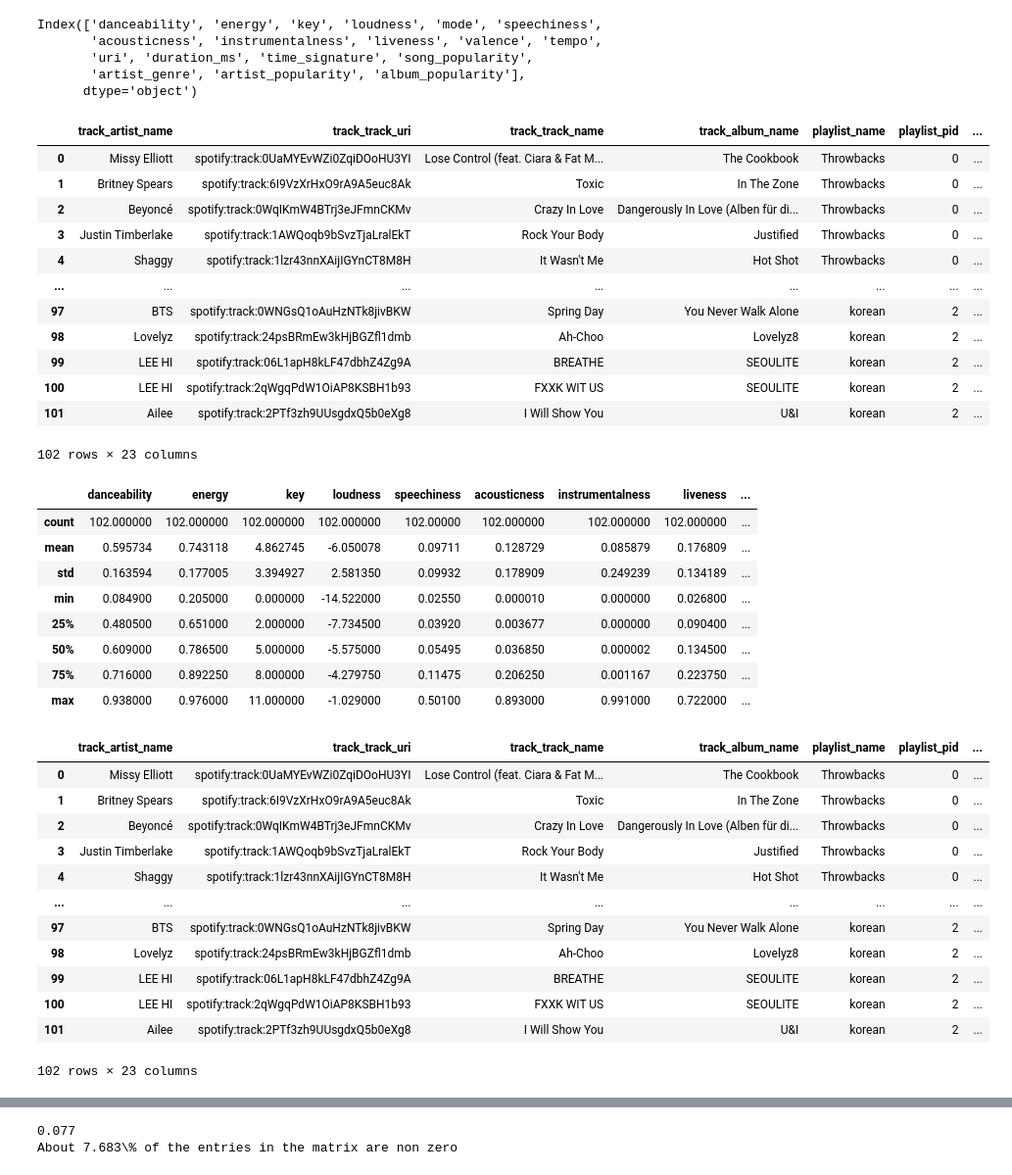
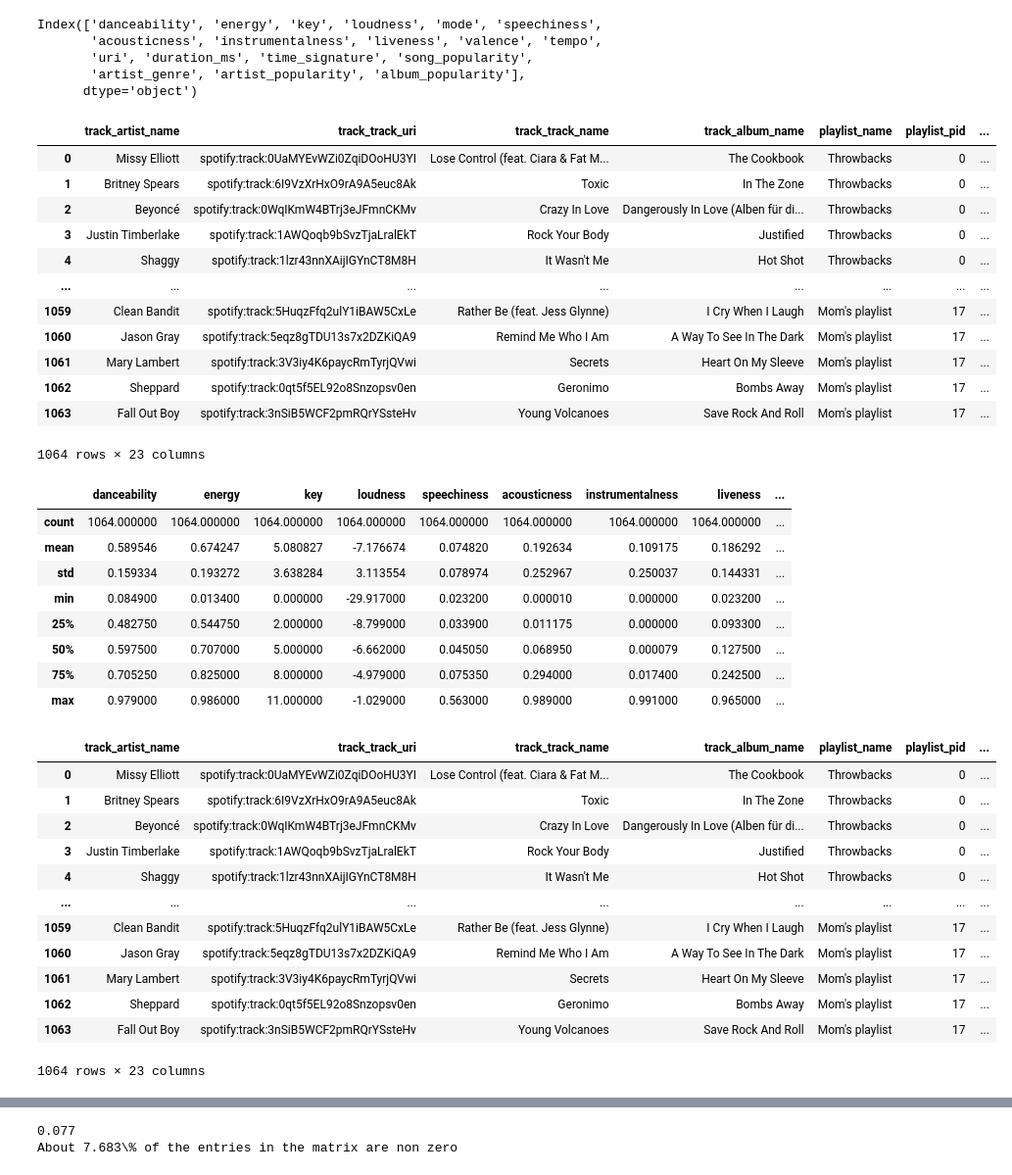
Before and after one commit to Ernek/song_recommender, a Jupyter notebook: k_means_clustering.ipynb, the cells around one changed output, grey strips where cells are left out. Shown: that part at 98% size. Drawn from its saved outputs; the diff is of its cells as text; code cells hidden in the pictures.

```diff
--- a/k_means_clustering.ipynb
+++ b/k_means_clustering.ipynb
@@ -94,8 +94,9 @@ Number of repeated songs:  33253
 Number of playlists:  1000
 Number of unique artists:  9722
 # %%
-# Function to select track_uri ONLY 100 records for now
-def get_features(df):
+# Function to select track_uri ONLY Nrecords records for now
+Nrecords = 1000
+def get_features(df, Nrecords):
     indexes = []
     audio_features = []
     track_popularity = []
@@ -103,7 +104,7 @@ def get_features(df):
     artist_popularity = []
     album_popularity = []
     start = 0
-    for row_index, row in df.iloc[0:100].iterrows():
+    for row_index, row in df.iloc[0:Nrecords].iterrows():
         #print(row_index, row['track_track_uri'])
         track_uri = row['track_track_uri']
         artist_uri = row['track_artist_uri']
@@ -165,35 +166,35 @@ Index(['danceability', 'energy', 'key', 'loudness', 'mode', 'speechiness',
        'artist_genre', 'artist_popularity', 'album_popularity'],
       dtype='object')
 # %%
-check_df = subset_df.iloc[0:100].merge(audio_sp_df, how='left' , left_on = 'track_track_uri', right_on='uri')
+check_df = subset_df.iloc[0:Nrecords].merge(audio_sp_df, how='left' , left_on = 'track_track_uri', right_on='uri')
 check_df.drop(['track_pos', 'uri', 'mode', 'playlist_duration_ms','playlist_num_albums','playlist_num_artists',  'track_artist_uri', 'track_album_uri', 'track_duration_ms','playlist_num_followers', 'playlist_num_edits', 'playlist_collaborative', 'playlist_modified_at', 'playlist_num_tracks'], inplace = True, axis=1)
 check_df
 # %% [output]
 |  | track_artist_name | track_track_uri | track_track_name | track_album_name | playlist_name | playlist_pid | ... |
 | 0 | Missy Elliott | spotify:track:0UaMYEvWZi0ZqiDOoHU3YI | Lose Control (feat. Ciara & Fat M... | The Cookbook | Throwbacks | 0 | ... |
 | 1 | Britney Spears | spotify:track:6I9VzXrHxO9rA9A5euc8Ak | Toxic | In The Zone | Throwbacks | 0 | ... |
 | 2 | Beyoncé | spotify:track:0WqIKmW4BTrj3eJFmnCKMv | Crazy In Love | Dangerously In Love (Alben für di... | Throwbacks | 0 | ... |
 | 3 | Justin Timberlake | spotify:track:1AWQoqb9bSvzTjaLralEkT | Rock Your Body | Justified | Throwbacks | 0 | ... |
 | 4 | Shaggy | spotify:track:1lzr43nnXAijIGYnCT8M8H | It Wasn't Me | Hot Shot | Throwbacks | 0 | ... |
 | ... | ... | ... | ... | ... | ... | ... | ... |
-| 97 | BTS | spotify:track:0WNGsQ1oAuHzNTk8jivBKW | Spring Day | You Never Walk Alone | korean | 2 | ... |
-| 98 | Lovelyz | spotify:track:24psBRmEw3kHjBGZfl1dmb | Ah-Choo | Lovelyz8 | korean | 2 | ... |
-| 99 | LEE HI | spotify:track:06L1apH8kLF47dbhZ4Zg9A | BREATHE | SEOULITE | korean | 2 | ... |
-| 100 | LEE HI | spotify:track:2qWgqPdW1OiAP8KSBH1b93 | FXXK WIT US | SEOULITE | korean | 2 | ... |
-| 101 | Ailee | spotify:track:2PTf3zh9UUsgdxQ5b0eXg8 | I Will Show You | U&I | korean | 2 | ... |
+| 1059 | Clean Bandit | spotify:track:5HuqzFfq2ulY1iBAW5CxLe | Rather Be (feat. Jess Glynne) | I Cry When I Laugh | Mom's playlist | 17 | ... |
+| 1060 | Jason Gray | spotify:track:5eqz8gTDU13s7x2DZKiQA9 | Remind Me Who I Am | A Way To See In The Dark | Mom's playlist | 17 | ... |
+| 1061 | Mary Lambert | spotify:track:3V3iy4K6paycRmTyrjQVwi | Secrets | Heart On My Sleeve | Mom's playlist | 17 | ... |
+| 1062 | Sheppard | spotify:track:0qt5f5EL92o8Snzopsv0en | Geronimo | Bombs Away | Mom's playlist | 17 | ... |
+| 1063 | Fall Out Boy | spotify:track:3nSiB5WCF2pmRQrYSsteHv | Young Volcanoes | Save Rock And Roll | Mom's playlist | 17 | ... |
-102 rows × 23 columns
+1064 rows × 23 columns
 # %%
 check_df.describe()
 # %% [output]
 |  | danceability | energy | key | loudness | speechiness | acousticness | instrumentalness | liveness | ... |
-| count | 102.000000 | 102.000000 | 102.000000 | 102.000000 | 102.00000 | 102.000000 | 102.000000 | 102.000000 | ... |
-| mean | 0.595734 | 0.743118 | 4.862745 | -6.050078 | 0.09711 | 0.128729 | 0.085879 | 0.176809 | ... |
-| std | 0.163594 | 0.177005 | 3.394927 | 2.581350 | 0.09932 | 0.178909 | 0.249239 | 0.134189 | ... |
-| min | 0.084900 | 0.205000 | 0.000000 | -14.522000 | 0.02550 | 0.000010 | 0.000000 | 0.026800 | ... |
-| 25% | 0.480500 | 0.651000 | 2.000000 | -7.734500 | 0.03920 | 0.003677 | 0.000000 | 0.090400 | ... |
-| 50% | 0.609000 | 0.786500 | 5.000000 | -5.575000 | 0.05495 | 0.036850 | 0.000002 | 0.134500 | ... |
-| 75% | 0.716000 | 0.892250 | 8.000000 | -4.279750 | 0.11475 | 0.206250 | 0.001167 | 0.223750 | ... |
-| max | 0.938000 | 0.976000 | 11.000000 | -1.029000 | 0.50100 | 0.893000 | 0.991000 | 0.722000 | ... |
+| count | 1064.000000 | 1064.000000 | 1064.000000 | 1064.000000 | 1064.000000 | 1064.000000 | 1064.000000 | 1064.000000 | ... |
+| mean | 0.589546 | 0.674247 | 5.080827 | -7.176674 | 0.074820 | 0.192634 | 0.109175 | 0.186292 | ... |
+| std | 0.159334 | 0.193272 | 3.638284 | 3.113554 | 0.078974 | 0.252967 | 0.250037 | 0.144331 | ... |
+| min | 0.084900 | 0.013400 | 0.000000 | -29.917000 | 0.023200 | 0.000010 | 0.000000 | 0.023200 | ... |
+| 25% | 0.482750 | 0.544750 | 2.000000 | -8.799000 | 0.033900 | 0.011175 | 0.000000 | 0.093300 | ... |
+| 50% | 0.597500 | 0.707000 | 5.000000 | -6.662000 | 0.045050 | 0.068950 | 0.000079 | 0.127500 | ... |
+| 75% | 0.705250 | 0.825000 | 8.000000 | -4.979000 | 0.075350 | 0.294000 | 0.017400 | 0.242500 | ... |
+| max | 0.979000 | 0.986000 | 11.000000 | -1.029000 | 0.563000 | 0.989000 | 0.991000 | 0.965000 | ... |
 # %%
 # Make album popularity equal to artist popularity if album popularity is 0
 check_df['album_popularity'] = np.where(check_df['album_popularity'] == 0, check_df['artist_popularity'], check_df['album_popularity'])
@@ -207,12 +208,12 @@ check_df
 | 3 | Justin Timberlake | spotify:track:1AWQoqb9bSvzTjaLralEkT | Rock Your Body | Justified | Throwbacks | 0 | ... |
 | 4 | Shaggy | spotify:track:1lzr43nnXAijIGYnCT8M8H | It Wasn't Me | Hot Shot | Throwbacks | 0 | ... |
 | ... | ... | ... | ... | ... | ... | ... | ... |
-| 97 | BTS | spotify:track:0WNGsQ1oAuHzNTk8jivBKW | Spring Day | You Never Walk Alone | korean | 2 | ... |
-| 98 | Lovelyz | spotify:track:24psBRmEw3kHjBGZfl1dmb | Ah-Choo | Lovelyz8 | korean | 2 | ... |
-| 99 | LEE HI | spotify:track:06L1apH8kLF47dbhZ4Zg9A | BREATHE | SEOULITE | korean | 2 | ... |
-| 100 | LEE HI | spotify:track:2qWgqPdW1OiAP8KSBH1b93 | FXXK WIT US | SEOULITE | korean | 2 | ... |
-| 101 | Ailee | spotify:track:2PTf3zh9UUsgdxQ5b0eXg8 | I Will Show You | U&I | korean | 2 | ... |
+| 1059 | Clean Bandit | spotify:track:5HuqzFfq2ulY1iBAW5CxLe | Rather Be (feat. Jess Glynne) | I Cry When I Laugh | Mom's playlist | 17 | ... |
+| 1060 | Jason Gray | spotify:track:5eqz8gTDU13s7x2DZKiQA9 | Remind Me Who I Am | A Way To See In The Dark | Mom's playlist | 17 | ... |
+| 1061 | Mary Lambert | spotify:track:3V3iy4K6paycRmTyrjQVwi | Secrets | Heart On My Sleeve | Mom's playlist | 17 | ... |
+| 1062 | Sheppard | spotify:track:0qt5f5EL92o8Snzopsv0en | Geronimo | Bombs Away | Mom's playlist | 17 | ... |
+| 1063 | Fall Out Boy | spotify:track:3nSiB5WCF2pmRQrYSsteHv | Young Volcanoes | Save Rock And Roll | Mom's playlist | 17 | ... |
-102 rows × 23 columns
+1064 rows × 23 columns
 # %%
 check_df.describe()
 # %% [output]
```
Also changed, not shown: parts of 37 cells of this notebook.
